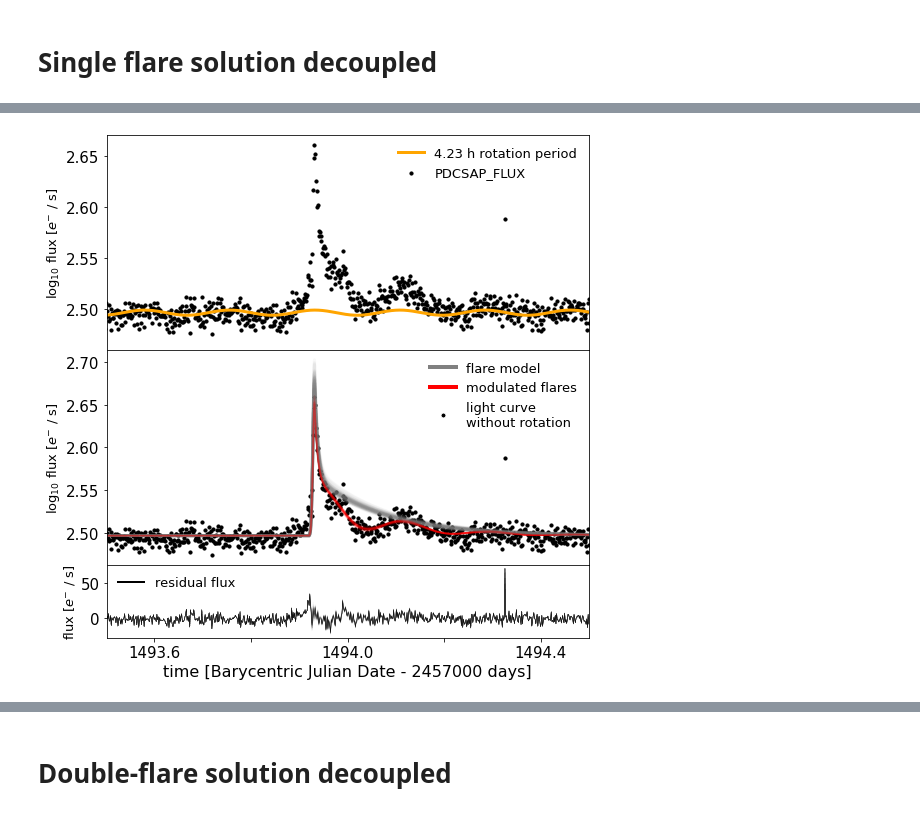
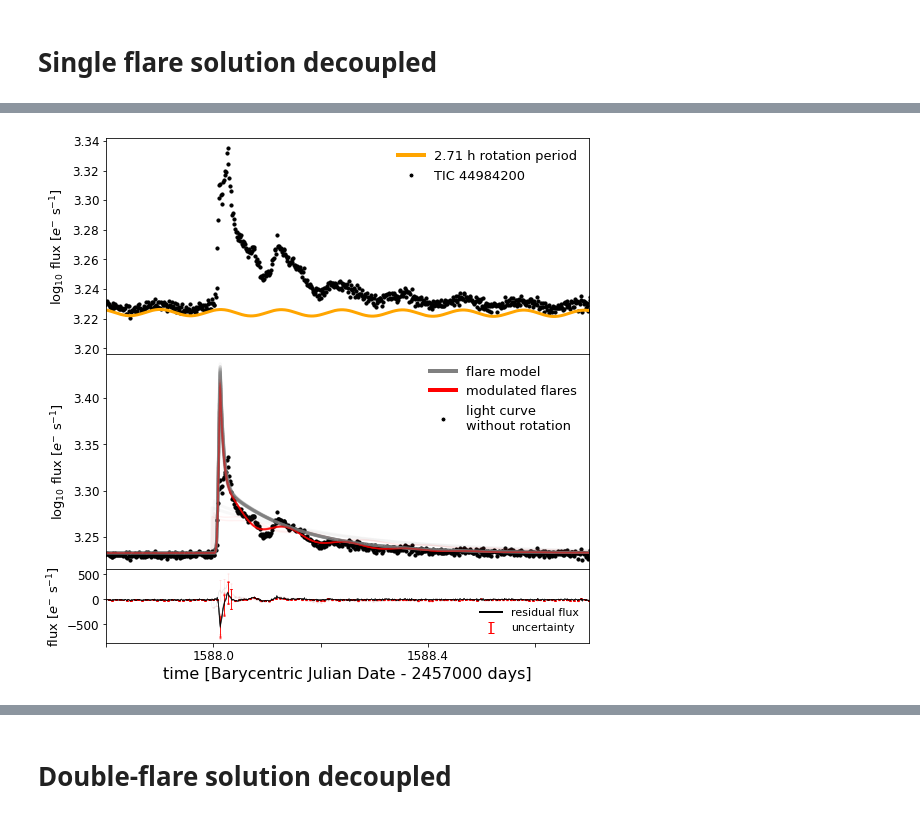
Before and after one commit to ekaterinailin/MalachiteMountains, a Jupyter notebook: analysis/notebooks/NB44_Plot_model_with_residuals_and_rotation.ipynb, the cells around one changed output, grey strips where cells are left out. Drawn from its saved outputs; the diff is of its cells as text; code cells hidden in the pictures.

```diff
--- a/analysis/notebooks/NB44_Plot_model_with_residuals_and_rotation.ipynb
+++ b/analysis/notebooks/NB44_Plot_model_with_residuals_and_rotation.ipynb
@@ -48,16 +47,35 @@ datasets = [
+# %%
+# Datasets we analysed
+datasets = [
+            (452922110, "normal_uncertainty",
+             None, None, None, None, None, None,
+             "29_10_2020_10_58"),
+            (452922110,"high_uncertainties_peak1",
+              None, None, None, None, None, None,
+             "05_11_2020_10_05"),#increased uncertainty
+            (44984200, "normal_uncertainty",
+             1587.8,1588.7, None, None, None, None,
+              "30_10_2020_07_13"),
+             (44984200, "high_uncertainties_peak1",
+             1587.8,1588.7, None, None, None, None,
+              "06_11_2020_15_47"),
+              (277539431, "normal_uncertainty",
+                None, None, None, None, None, None,
+               "30_10_2020_11_30")
+            ]
 # %%
+nolegend = ""#"nolegend"#
 
-
-for ID, suffix, tstamp in datasets:
+for ID, name, start, stop, ylow, yup, residlow, residup, tstamp in datasets[3:4]:
 
     # Get data
-    df = pd.read_csv(f"{CWD}/analysis/results/mcmc/{tstamp}_{ID}{suffix}_converted_mcmc_sample.csv")
+    df = pd.read_csv(f"{CWD}/analysis/results/mcmc/{tstamp}_{ID}_converted_mcmc_sample.csv")
     lc = pd.read_csv(f"{CWD}/data/lcs/{tstamp}_{ID}.csv")
     props = pd.read_csv(f"{CWD}/data/summary/lcsi.csv")
     target = props[props.ID == int(ID)].iloc[0]
     # Pick up the input parameters
     inits = pd.read_csv(f"{CWD}/data/summary/inits_decoupled.csv")
-    inits = inits[(inits.ID.astype(str) == str(ID)+suffix) & (inits.tstamp==tstamp)].iloc[0]
+    inits = inits[(inits.ID.astype(str) == str(ID)) & (inits.tstamp==tstamp)].iloc[0]
 
     qlum = inits.qlum_erg_s * u.erg / u.s
     Fth = inits.Fth * u.erg/ u.cm**2 / u.s
@@ -98,9 +116,14 @@ for ID, suffix, tstamp in datasets:
                                Fth=Fth, R=R, median=median)
         ax.plot(time, np.log10(flare), c="grey", alpha=0.05, linewidth=3)
         ax.plot(time, np.log10(fullmodel) , c="r", alpha=0.05)
-        ax2.plot(time, flux-fullmodel, c="k", alpha=.05, linewidth=.5)
 
-   # ax.set_ylim(2.8,3.0)
+
+        ax2.errorbar(time, flux-fullmodel,yerr=lc.flux_err,
+                      errorevery=5,c="k", alpha=.05,ecolor="r", capsize=1,linewidth=.75)
+
+
+    ax2.set_ylim(residlow, residup)
+    ax.set_ylim(ylow, yup)
 
     # Fetch light curve
     flck = fetch_lightcurve(target)
@@ -127,22 +150,49 @@ for ID, suffix, tstamp in datasets:
                     #f" S{target.QCS}, {target.SpT}V"))
     ax3.plot(flck.time, np.log10(model),linewidth=3,
                  c="orange",label=f"{period:.2f} rotation period")
-    ax3.legend(loc=1, frameon=False, fontsize=13)
+
+    # LEGEND top panel
+    #------------------------------------------------------------------------------------------
 
 
-    legend_elements = [Line2D([0], [0], color='grey', lw=4, label="flare model"),
-                       Line2D([0], [0], color='r', lw=4, label="modulated flares"),
-                       Line2D([0], [0], marker='o', color='w', label="light curve \nwithout rotation",
+    legend_elements3 = [Line2D([0], [0], color='orange', lw=4,
+                              label=f"{period:.2f} rotation period"),
+                       Line2D([0], [0], marker='o', color='w',
+                              label=f"TIC {ID}",
                               markerfacecolor='k', markersize=5),]
+
+    if nolegend=="":
+        ax3.legend(handles=legend_elements3, fontsize=13, frameon=False, loc=1)
+    #------------------------------------------------------------------------------------------
+
+    # LEGEND bottom panel
+    #------------------------------------------------------------------------------------------
+
+    line = Line2D([],[], ls="none", c="r")
+    barline = LineCollection(np.empty((2,2,2)), colors="r")
+    err = ErrorbarContainer((line, [line], [barline]), has_yerr=True, label="uncertainty")
     legend_elements2 = [
                        Line2D([0], [0], color='k', lw=2, label="residual flux"),
+                       err,
                       ]
+    if nolegend=="":
+        ax2.legend(handles=legend_elements2, fontsize=11, frameon=False, loc=4)
+
+    #------------------------------------------------------------------------------------------
 
 
+    # LEGEND middle panel
+    #------------------------------------------------------------------------------------------
+    legend_elements = [Line2D([0], [0], color='grey', lw=4, label="flare model"),
+                   Line2D([0], [0], color='r', lw=4, label="modulated flares"),
+                   Line2D([0], [0], marker='o', color='w', label="light curve \nwithout rotation",
+                          markerfacecolor='k', markersize=5),]
+
+    if nolegend=="":
+        ax.legend(handles=legend_elements, fontsize=13, frameon=False)
+    #------------------------------------------------------------------------------------------
 
 
-    ax.legend(handles=legend_elements, fontsize=13, frameon=False)
-    ax2.legend(handles=legend_elements2, fontsize=13, frameon=False)
     ax2.set_xlabel(f"time [Barycentric Julian Date - {target.BJDoff} days]",fontsize=16)
 
     for label in ax2.xaxis.get_ticklabels()[::2]:
@@ -154,20 +204,29 @@ for ID, suffix, tstamp in datasets:
     for label in ax3.xaxis.get_ticklabels():
         label.set_visible(False)
 
-    ax.set_ylabel(r"$\log_{10}$ flux [$e^{-}$ / s]",fontsize=13);
-    ax3.set_ylabel(r"$\log_{10}$ flux [$e^{-}$ / s]",fontsize=13);
+    # Y-Labels
+    # ------------------------------------------------------------------------
 
-    ax2.set_ylabel(r"flux [$e^{-}$ / s]",fontsize=13);
-    plt.tight_layout()
+    ax.set_ylabel(r"$\log_{10}$ flux [$e^{-}$ s$^{-1}$]",fontsize=13);
+    ax3.set_ylabel(r"$\log_{10}$ flux [$e^{-}$ s$^{-1}$]",fontsize=13);
+    ax2.set_ylabel(r"flux [$e^{-}$ s$^{-1}$]",fontsize=13);
+
+    ax.yaxis.set_major_formatter(FormatStrFormatter('%.2f'))
+    ax3.yaxis.set_major_formatter(FormatStrFormatter('%.2f'))
+
+    # ------------------------------------------------------------------------
+
+
     plt.ylim(None, None)
     x = np.linspace(lc.t.min(), lc.t.max(), 10)
     yd = np.full_like(x, ax3.get_ylim()[0])
     yu = np.full_like(x, ax3.get_ylim()[1])
-    #ax.fill_between(x,yd,yu,facecolor="orange",alpha=.26)
-    #ax3.fill_between(x,yd,yu,facecolor="orange",alpha=.13)
+
     for axis in [ax, ax2, ax3]:
         axis.set_xlim(lc.t.min(), lc.t.max())
+        axis.set_xlim(start, stop)
+    plt.tight_layout()
     plt.savefig(f"{CWD}/analysis/plots/flarefit/"
-                f"{tstamp}_Nature_{target.prefix}{target.ID}_decoupled.png",
+                f"{tstamp}_Nature_{target.prefix}{target.ID}_decoupled_{name}{nolegend}.png",
                 dpi=300)
 # %% [output]
@@ -182 +235 @@ Relative amplitude of modulation: 5.4e-03
-[figure, old version]
+[figure, new version]
```
Also changed, not shown: parts of 17 cells of this notebook, 11 other files.
